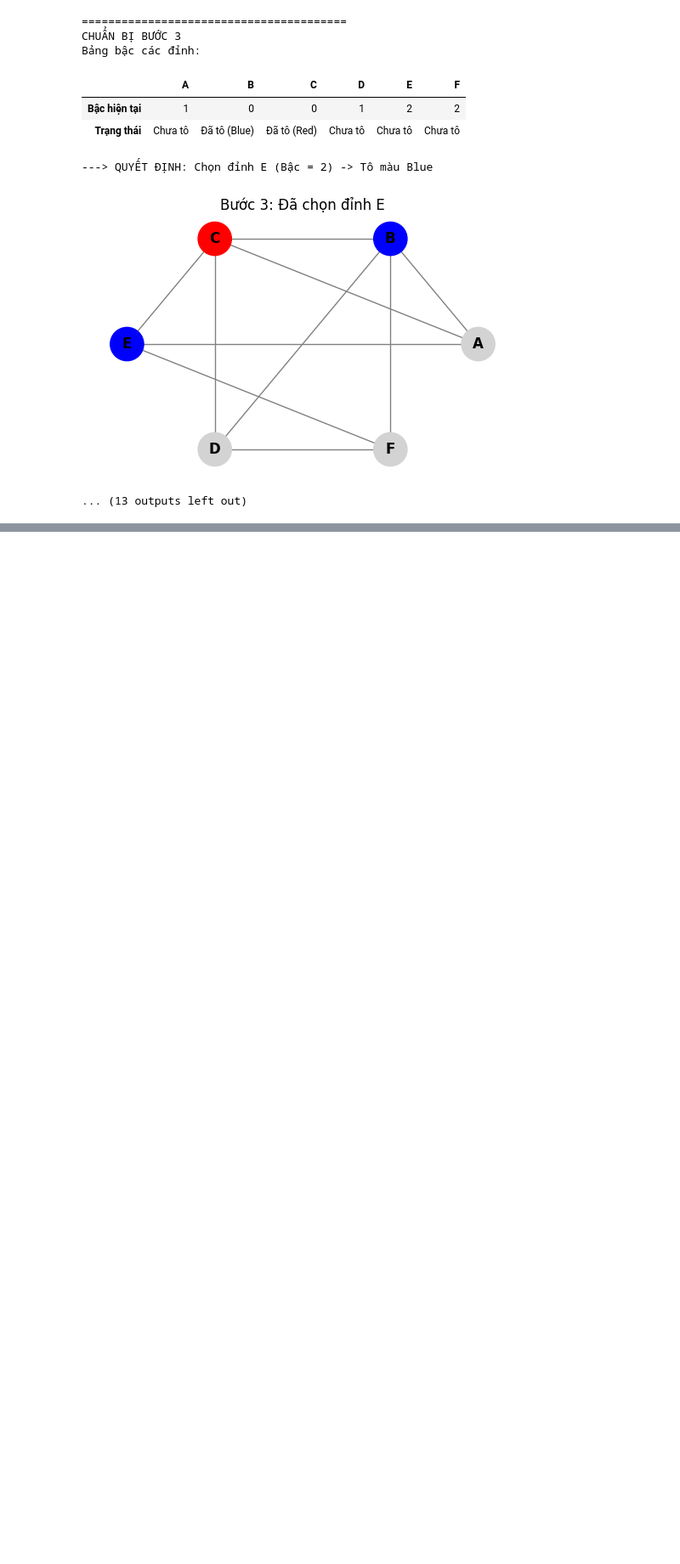
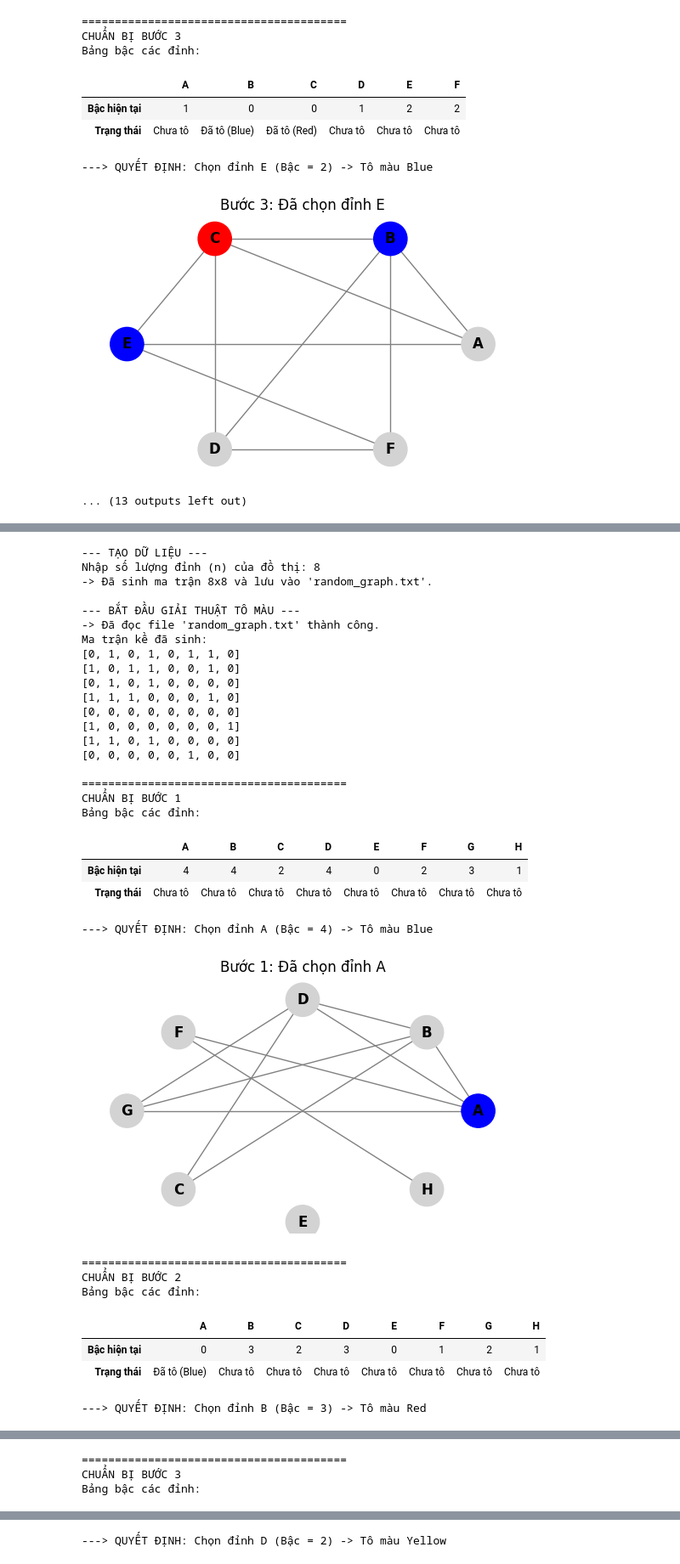
Before and after one commit to HungNguyen205/HK5--ThucHanhTriTueNhanTao, a Jupyter notebook: THTTNT_2001230284_NguyenCaoManhHung_Buoi04.ipynb, the cells around one changed output, grey strips where cells are left out. Shown at 85% size. Saved outputs shown, nothing was run; the diff lists cells and outputs as text; code cells hidden in the pictures; blank space fills up the shorter version.

```diff
--- a/THTTNT_2001230284_NguyenCaoManhHung_Buoi04.ipynb
+++ b/THTTNT_2001230284_NguyenCaoManhHung_Buoi04.ipynb
@@ -30,11 +117,6 @@ Writing graph.txt
 import os
 
 def loadGraph(filename):
-    """
-    Bài 1: Đọc file ma trận kề dạng txt
-    Input: Tên file
-    Output: Ma trận kề (List of lists)
-    """
     matrix = []
     try:
         with open(filename, 'r') as f:
@@ -43,8 +125,8 @@ def loadGraph(filename):
                 row = [int(x) for x in line.strip().split()]
                 if row: # Bỏ qua dòng trống
                     matrix.append(row)
-        print(f"-> Đã đọc file '{filename}' thành công.")
+        print(f"-> Đã đọc file '{filename}' thành công.") #Đọc file thành công
         return matrix
     except FileNotFoundError:
-        print(f"Lỗi: Không tìm thấy file {filename}")
+        print(f"Lỗi: Không tìm thấy file {filename}") #Không tìm thấy file
         return None
@@ -219,0 +353,58 @@ Bảng bậc các đỉnh:
+# %%
+FILE_NAME = "random_graph.txt"
+
+# 1. Gọi hàm sinh dữ liệu
+is_created = generate_and_save_graph(FILE_NAME)
+
+if is_created:
+    print("\n--- BẮT ĐẦU GIẢI THUẬT TÔ MÀU ---")
+
+    # 2. Đọc file vừa tạo
+    G = loadGraph(FILE_NAME)
+
+    if G:
+        # In ma trận ra để kiểm tra tính đối xứng
+        if len(G) <= 10:
+            print("Ma trận kề đã sinh:")
+            for row in G:
+                print(row)
+
+        # 3. Chạy thuật toán tô màu
+        result = graph_coloring_visualized(G)
+
+        # 4. Kết quả cuối cùng
+        print("\n=== KẾT QUẢ CUỐI CÙNG ===")
+        for node in sorted(result.keys()):
+            print(f"Đỉnh {node}: {result[node]}")
+# %% [output]
+--- TẠO DỮ LIỆU ---
+Nhập số lượng đỉnh (n) của đồ thị: 8
+-> Đã sinh ma trận 8x8 và lưu vào 'random_graph.txt'.
+
+--- BẮT ĐẦU GIẢI THUẬT TÔ MÀU ---
+-> Đã đọc file 'random_graph.txt' thành công.
+Ma trận kề đã sinh:
+[0, 1, 0, 1, 0, 1, 1, 0]
+[1, 0, 1, 1, 0, 0, 1, 0]
+[0, 1, 0, 1, 0, 0, 0, 0]
+[1, 1, 1, 0, 0, 0, 1, 0]
+[0, 0, 0, 0, 0, 0, 0, 0]
+[1, 0, 0, 0, 0, 0, 0, 1]
+[1, 1, 0, 1, 0, 0, 0, 0]
+[0, 0, 0, 0, 0, 1, 0, 0]
+
+========================================
+CHUẨN BỊ BƯỚC 1
+Bảng bậc các đỉnh:
+|  | A | B | C | D | E | F | G | H |
+| Bậc hiện tại | 4 | 4 | 2 | 4 | 0 | 2 | 3 | 1 |
+| Trạng thái | Chưa tô | Chưa tô | Chưa tô | Chưa tô | Chưa tô | Chưa tô | Chưa tô | Chưa tô |
+---> QUYẾT ĐỊNH: Chọn đỉnh A (Bậc = 4) -> Tô màu Blue
+[figure, added]
+========================================
+CHUẨN BỊ BƯỚC 2
+Bảng bậc các đỉnh:
+|  | A | B | C | D | E | F | G | H |
+| Bậc hiện tại | 0 | 3 | 2 | 3 | 0 | 1 | 2 | 1 |
+| Trạng thái | Đã tô (Blue) | Chưa tô | Chưa tô | Chưa tô | Chưa tô | Chưa tô | Chưa tô | Chưa tô |
+---> QUYẾT ĐỊNH: Chọn đỉnh B (Bậc = 3) -> Tô màu Red
@@ -219,0 +412,3 @@ Bảng bậc các đỉnh:
+========================================
+CHUẨN BỊ BƯỚC 3
+Bảng bậc các đỉnh:
@@ -219,0 +418 @@ Bảng bậc các đỉnh:
+---> QUYẾT ĐỊNH: Chọn đỉnh D (Bậc = 2) -> Tô màu Yellow
```
Also changed, not shown: parts of 14 cells of this notebook.
